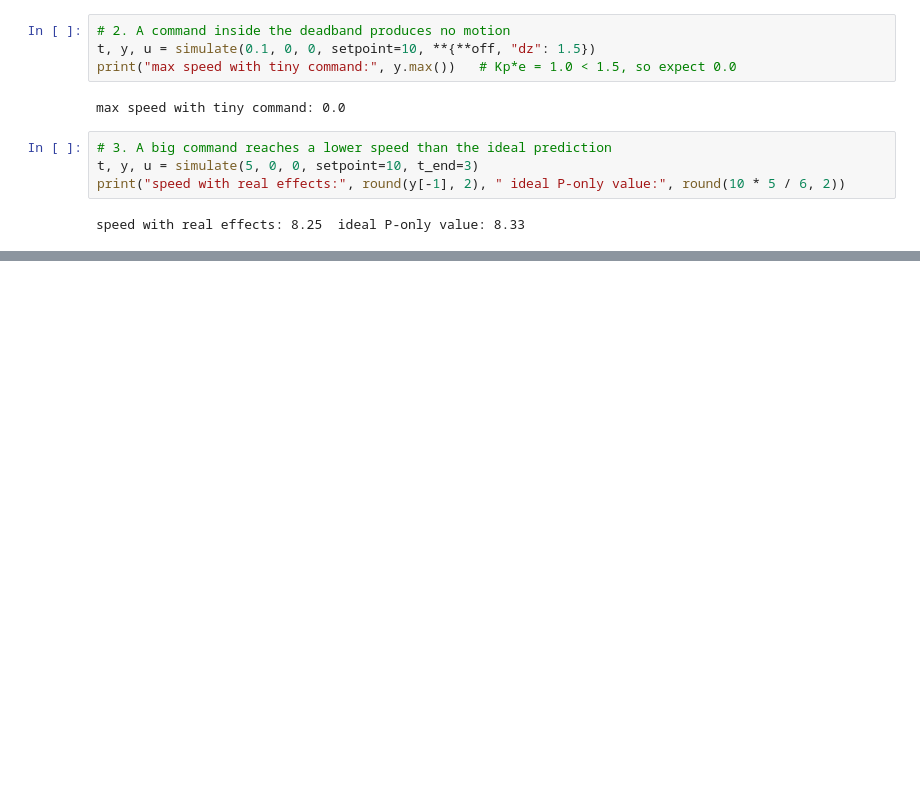
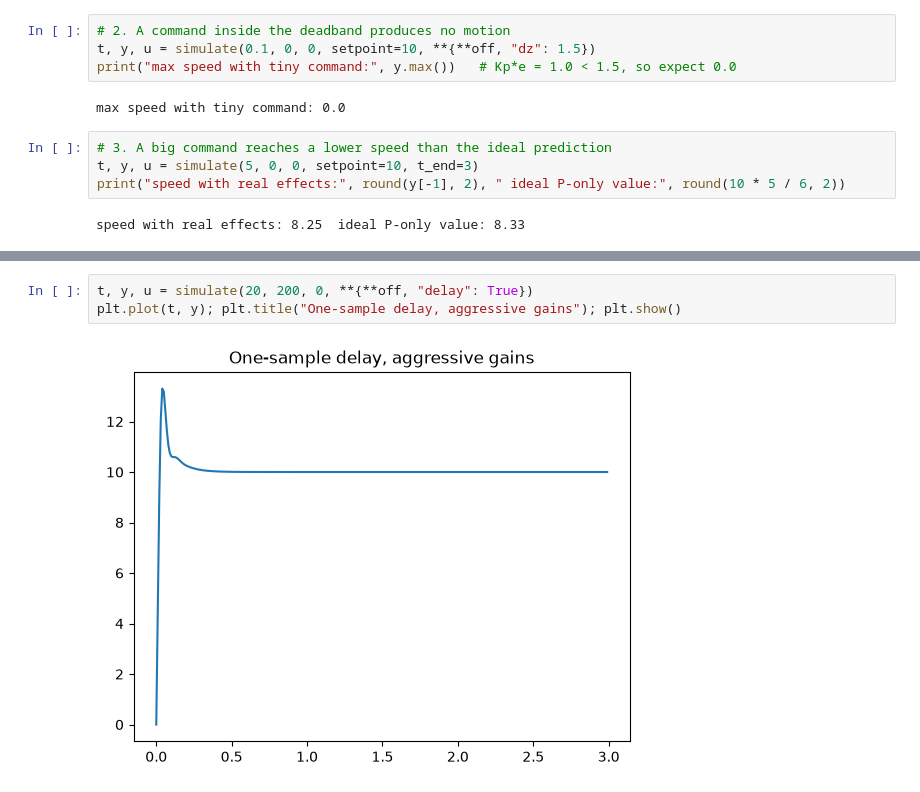
Before and after one commit to MilonClasher/DC-Motor-PID-Simulation, a Jupyter notebook: notebooks/02_tuning_and_realistic_plant.ipynb, the cells around one changed output, grey strips where cells are left out. Saved outputs shown, nothing was run; the diff lists cells and outputs as text; blank space fills up the shorter version.

```diff
--- a/notebooks/02_tuning_and_realistic_plant.ipynb
+++ b/notebooks/02_tuning_and_realistic_plant.ipynb
@@ -158,0 +169,5 @@ speed with real effects: 8.25  ideal P-only value: 8.33
+# %%
+t, y, u = simulate(20, 200, 0, **{**off, "delay": True})
+plt.plot(t, y); plt.title("One-sample delay, aggressive gains"); plt.show()
+# %% [output]
+[figure, added]
```
Also changed, not shown: parts of 2 cells of this notebook.
